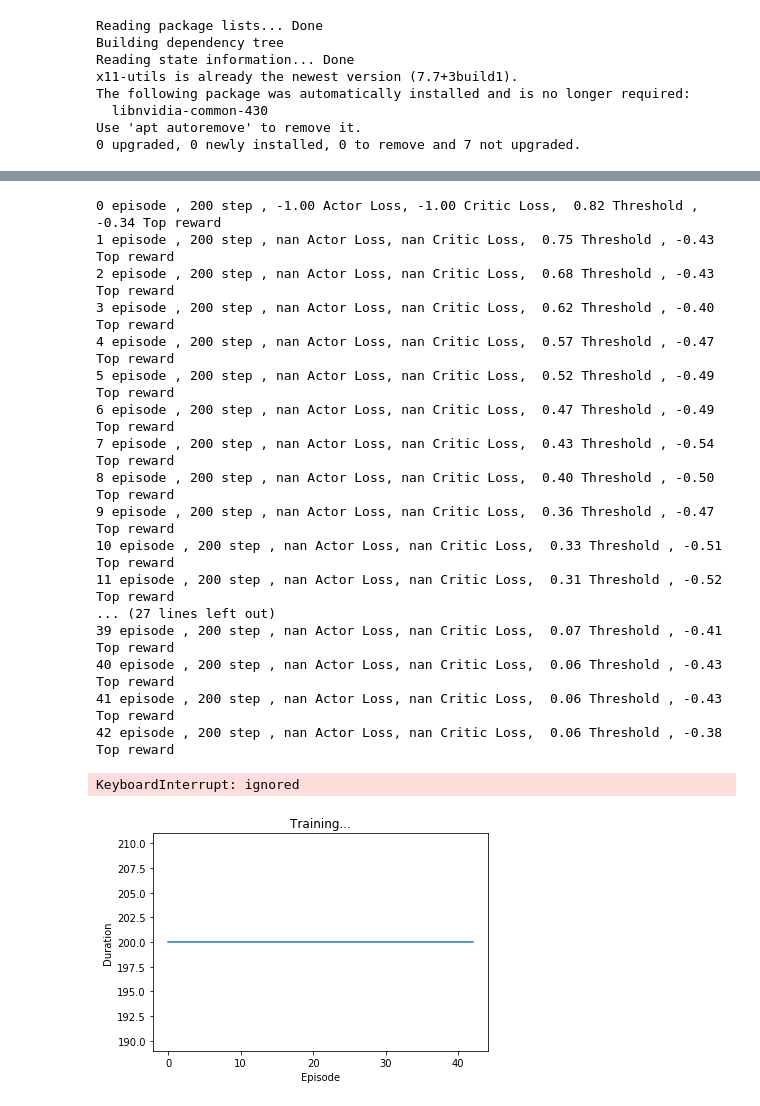
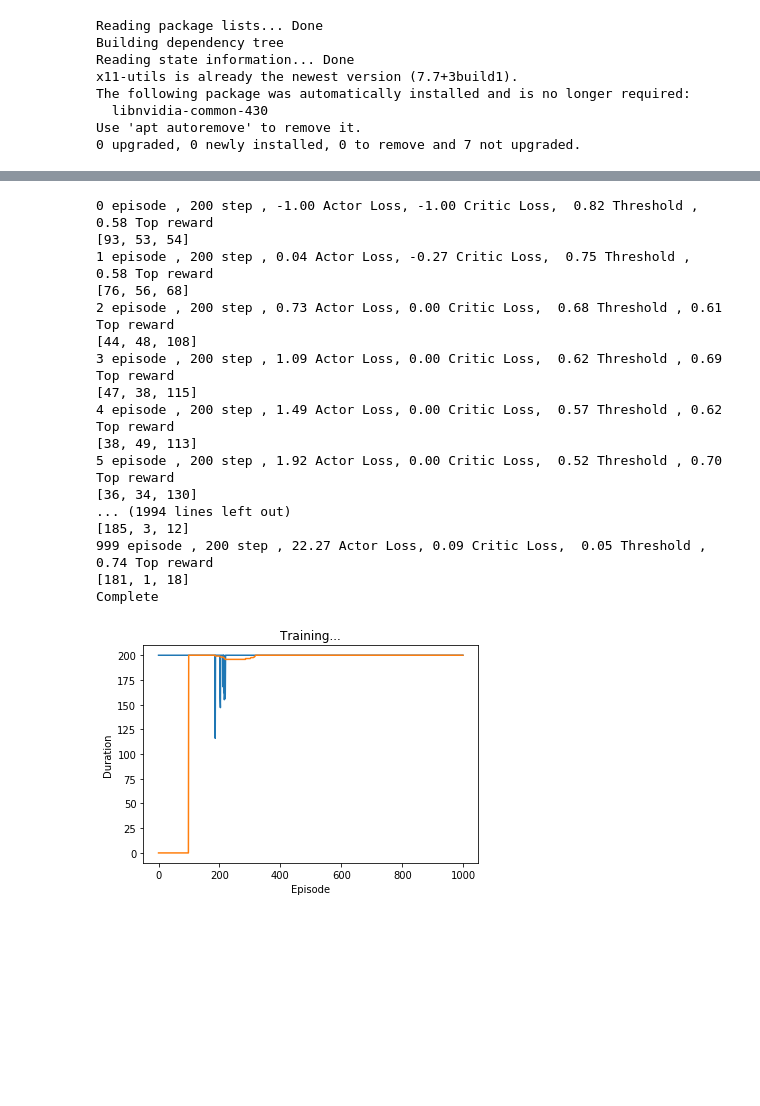
Before and after one commit to gomyk/NNStudy, a Jupyter notebook: [RL][DDPG][MW] MountainCar-v0 .ipynb, the cells around one changed output, grey strips where cells are left out. Cells and saved outputs as stored; diff of their text form; code cells hidden in the pictures; blank space fills up the shorter version.

```diff
--- a/[RL][DDPG][MW] MountainCar-v0 .ipynb
+++ b/[RL][DDPG][MW] MountainCar-v0 .ipynb
@@ -130,12 +138,16 @@ class OUNoise:
 HIDDEN_SIZE = 128
 class Actor(nn.Module):
 
-    def __init__(self, obs_size, outputs):
+    def __init__(self, obs_size, outputs, init_w: float = 3e-3,):
         super(Actor, self).__init__()
         self.linear = nn.Linear(obs_size, HIDDEN_SIZE)
         self.linear2 = nn.Linear(HIDDEN_SIZE, HIDDEN_SIZE)
         self.linear3 = nn.Linear(HIDDEN_SIZE, HIDDEN_SIZE)
         self.head = nn.Linear(HIDDEN_SIZE, outputs)
+
+        self.head.weight.data.uniform_(-init_w, init_w)
+        self.head.bias.data.uniform_(-init_w, init_w)
+
     def forward(self, state: torch.Tensor) -> torch.Tensor:
         x = F.relu(self.linear(state))
         x = F.relu(self.linear2(x))
@@ -144,12 +158,16 @@ class Actor(nn.Module):
 # %%
 class Critic(nn.Module):
 
-    def __init__(self, obs_size, action_size):
+    def __init__(self, obs_size, action_size, init_w: float = 3e-3,):
         super(Critic, self).__init__()
         self.linear = nn.Linear(obs_size + action_size, HIDDEN_SIZE)
         self.linear2 = nn.Linear(HIDDEN_SIZE, HIDDEN_SIZE)
         self.linear3 = nn.Linear(HIDDEN_SIZE, HIDDEN_SIZE)
         self.head = nn.Linear(HIDDEN_SIZE, 1)
+
+        self.head.weight.data.uniform_(-init_w, init_w)
+        self.head.bias.data.uniform_(-init_w, init_w)
+
     def forward(self, state: torch.Tensor, action: torch.Tensor) -> torch.Tensor:
         """Forward method implementation."""
         x = torch.cat((state, action), dim=-1)
@@ -172,13 +194,15 @@ EPS_START = 0.9
 EPS_END = 0.05
 EPS_DECAY = 2000
 TARGET_UPDATE = 10
-ACTOR_LR = 0.01
-CRITIC_LR = 0.01
+ACTOR_LR = 0.001
+CRITIC_LR = 0.001
 MEMORY_SIZE = 10000
-EPISODE_SIZE = 2000
+EPISODE_SIZE = 1000
 TAU = 0.005
 ou_noise_theta = 1.0
 ou_noise_sigma = 0.1
+
+RECORD_INTERVAL = 100
 
 # gym 행동 공간에서 행동의 숫자를 얻습니다.
 n_actions = env.action_space.n
@@ -220,6 +244,9 @@ def select_action(state):
         selected_action = actor(
              torch.FloatTensor(state).to(device)
          ).detach().cpu().numpy()
+    _noise = noise.sample()
+    for action in selected_action:
+      action = np.clip(action + _noise, -1.0, 1.0)
     return selected_action
 episode_durations = []
 
@@ -269,13 +298,12 @@ def optimize_model():
 
     # train critic
     values = critic(state, action)
-    critic_loss = F.mse_loss(values, curr_return)
+    critic_loss = F.smooth_l1_loss(values, curr_return)
     critic_optimizer.zero_grad()
     critic_loss.backward()
     critic_optimizer.step()
-    print(critic_loss)
     # train actor
-    actor_loss = -critic(state, actor(state)).mean()
+    actor_loss = critic(state, actor(state)).mean()
 
     actor_optimizer.zero_grad()
     actor_loss.backward()
@@ -288,4 +318,5 @@ def optimize_model():
 # %%
+frames = []
 for i_episode in range(EPISODE_SIZE):
     # 환경과 상태 초기화
     obv = env.reset()
@@ -293,11 +324,15 @@ for i_episode in range(EPISODE_SIZE):
     total_critic_loss = 0
     global steps_done
     top_reward = -1
+    total_action_count = [0,0,0]
     for t in count():
+        if i_episode % RECORD_INTERVAL == 0:
+          frames.append(env.render(mode="rgb_array"))
         # 행동 선택과 수행
         action = select_action(obv)
         next_obv, reward, done, _ = env.step(np.argmax(action))
-        reward  = obv[0]
+        total_action_count[np.argmax(action)] += 1
+        reward  = obv[0] + 1.0
         if reward > top_reward:
           top_reward = reward
         if done :
@@ -305,57 +340,54 @@ for i_episode in range(EPISODE_SIZE):
             reward += 100
             print('success')
 
-        if not done:
-          next_state = next_obv
-        else:
-          next_state = None
         # 메모리에 변이 저장
         assert obv is not None
-        memory.store(obv, action, reward, next_state, done)
+        memory.store(obv, action, reward, next_obv, done)
 
         # 다음 상태로 이동
         obv = next_obv
 
         # 최적화 한단계 수행(목표 네트워크에서)
         actor_loss, critic_loss = optimize_model()
         total_actor_loss += actor_loss
         total_critic_loss += critic_loss
         if done:
             E = eps_threshold = EPS_END + (EPS_START - EPS_END) * \
             math.exp(-1. * steps_done / EPS_DECAY)
             episode_durations.append(t + 1)
             print('%d episode , %d step , %.2f Actor Loss, %.2f Critic Loss,  %.2f Threshold , %.2f Top reward'\
                   %(i_episode,t+1,total_actor_loss/(t+1), total_critic_loss/(t+1) ,E, top_reward))
+            print(total_action_count)
             plot_durations()
             total_actor_loss = 0
             total_critic_loss = 0
             top_reward = 0
+            total_action_count = [0,0,0]
             break
     #목표 네트워크 업데이트, 모든 웨이트와 바이어스 복사
     if i_episode % TARGET_UPDATE == 0:
         actor_target.load_state_dict(actor.state_dict())
         critic_target.load_state_dict(critic.state_dict())
 print('Complete')
 env.render()
 env.close()
 plt.show()
 # %% [output]
-0 episode , 200 step , -1.00 Actor Loss, -1.00 Critic Loss,  0.82 Threshold , -0.34 Top reward
-1 episode , 200 step , nan Actor Loss, nan Critic Loss,  0.75 Threshold , -0.43 Top reward
-2 episode , 200 step , nan Actor Loss, nan Critic Loss,  0.68 Threshold , -0.43 Top reward
-3 episode , 200 step , nan Actor Loss, nan Critic Loss,  0.62 Threshold , -0.40 Top reward
-4 episode , 200 step , nan Actor Loss, nan Critic Loss,  0.57 Threshold , -0.47 Top reward
-5 episode , 200 step , nan Actor Loss, nan Critic Loss,  0.52 Threshold , -0.49 Top reward
-6 episode , 200 step , nan Actor Loss, nan Critic Loss,  0.47 Threshold , -0.49 Top reward
-7 episode , 200 step , nan Actor Loss, nan Critic Loss,  0.43 Threshold , -0.54 Top reward
-8 episode , 200 step , nan Actor Loss, nan Critic Loss,  0.40 Threshold , -0.50 Top reward
-9 episode , 200 step , nan Actor Loss, nan Critic Loss,  0.36 Threshold , -0.47 Top reward
-10 episode , 200 step , nan Actor Loss, nan Critic Loss,  0.33 Threshold , -0.51 Top reward
-11 episode , 200 step , nan Actor Loss, nan Critic Loss,  0.31 Threshold , -0.52 Top reward
-... (27 lines left out)
-39 episode , 200 step , nan Actor Loss, nan Critic Loss,  0.07 Threshold , -0.41 Top reward
-40 episode , 200 step , nan Actor Loss, nan Critic Loss,  0.06 Threshold , -0.43 Top reward
-41 episode , 200 step , nan Actor Loss, nan Critic Loss,  0.06 Threshold , -0.43 Top reward
-42 episode , 200 step , nan Actor Loss, nan Critic Loss,  0.06 Threshold , -0.38 Top reward
+0 episode , 200 step , -1.00 Actor Loss, -1.00 Critic Loss,  0.82 Threshold , 0.58 Top reward
+[93, 53, 54]
+1 episode , 200 step , 0.04 Actor Loss, -0.27 Critic Loss,  0.75 Threshold , 0.58 Top reward
+[76, 56, 68]
+2 episode , 200 step , 0.73 Actor Loss, 0.00 Critic Loss,  0.68 Threshold , 0.61 Top reward
+[44, 48, 108]
+3 episode , 200 step , 1.09 Actor Loss, 0.00 Critic Loss,  0.62 Threshold , 0.69 Top reward
+[47, 38, 115]
+4 episode , 200 step , 1.49 Actor Loss, 0.00 Critic Loss,  0.57 Threshold , 0.62 Top reward
+[38, 49, 113]
+5 episode , 200 step , 1.92 Actor Loss, 0.00 Critic Loss,  0.52 Threshold , 0.70 Top reward
+[36, 34, 130]
+... (1994 lines left out)
+[185, 3, 12]
+999 episode , 200 step , 22.27 Actor Loss, 0.09 Critic Loss,  0.05 Threshold , 0.74 Top reward
+[181, 1, 18]
+Complete
-KeyboardInterrupt: ignored
-[figure, old version]
+[figure, new version]
```
Also changed, not shown: parts of 12 cells of this notebook.
